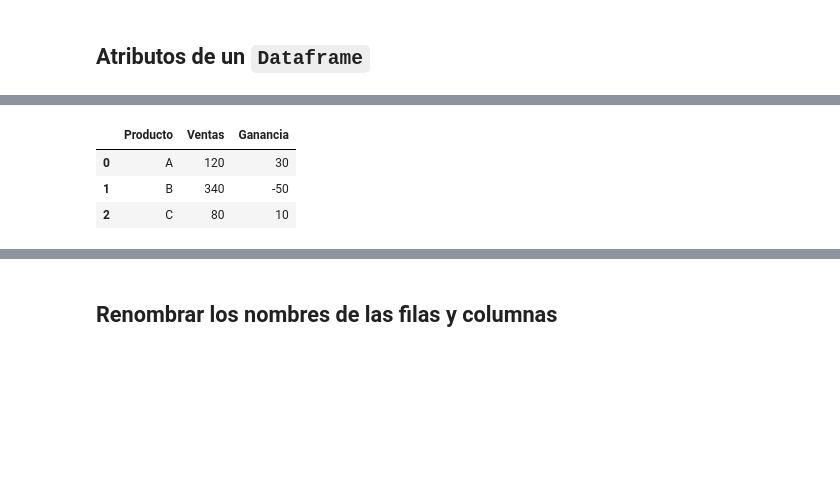
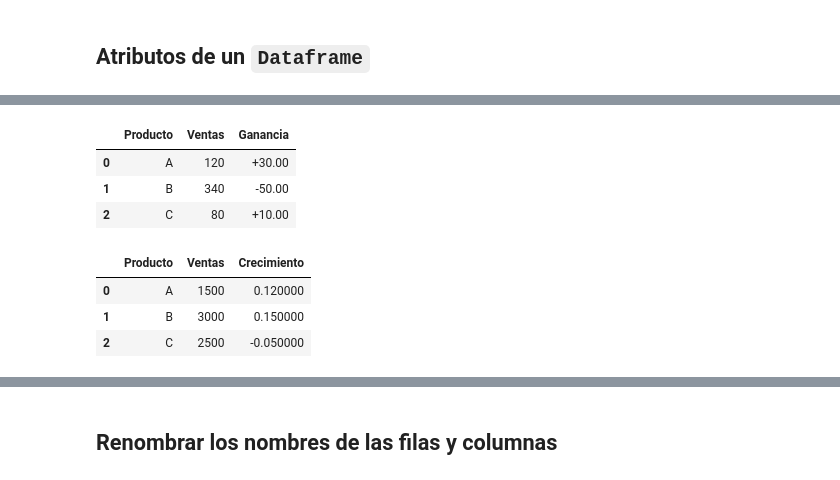
Before and after one commit to pjhh-umar/ProgramacionDOS, a Jupyter notebook: Temas/Tema7_Pandas.ipynb, the cells around one changed output, grey strips where cells are left out. Cells and saved outputs as stored; diff of their text form; code cells hidden in the pictures; blank space fills up the shorter version.

```diff
--- a/Temas/Tema7_Pandas.ipynb
+++ b/Temas/Tema7_Pandas.ipynb
@@ -814,20 +871,40 @@ df.index
 # %%
 import pandas as pd
 import numpy as np
 
 
 df = pd.DataFrame({
     'Producto': ['A', 'B', 'C'],
     'Ventas': [120, 340, 80],
     'Ganancia': [30, -50, 10]
 })
 
 
 df.style.highlight_max(axis=0, color='lightgreen')
 df.style.highlight_min(axis=0, color='salmon')
-df.style.format({'Ganancia': "{:+d}"})
+df.style.format({'Ganancia': "{:+.2f}"})
 # %% [output]
 |  | Producto | Ventas | Ganancia |
-| 0 | A | 120 | 30 |
-| 1 | B | 340 | -50 |
-| 2 | C | 80 | 10 |
+| 0 | A | 120 | +30.00 |
+| 1 | B | 340 | -50.00 |
+| 2 | C | 80 | +10.00 |
+# %%
+import pandas as pd
+import numpy as np
+
+df = pd.DataFrame({
+    'Producto': ['A', 'B', 'C'],
+    'Ventas': [1500, 3000, 2500],
+    'Crecimiento': [0.12, 0.15, -0.05]
+})
+
+df.style.highlight_max(color='lightgreen')
+df.style.applymap(lambda x: 'color: red' if isinstance(x, (int, float)) and x < 0 else '')
+df.style.format({'Crecimiento': '{:.1%}'})
+df.style.format({'Ventas': '${:,.2f}'})
+df.style.bar(subset=['Ventas'], color="#30cbff")
+# %% [output]
+|  | Producto | Ventas | Crecimiento |
+| 0 | A | 1500 | 0.120000 |
+| 1 | B | 3000 | 0.150000 |
+| 2 | C | 2500 | -0.050000 |
```
Also changed, not shown: parts of 15 cells of this notebook.
